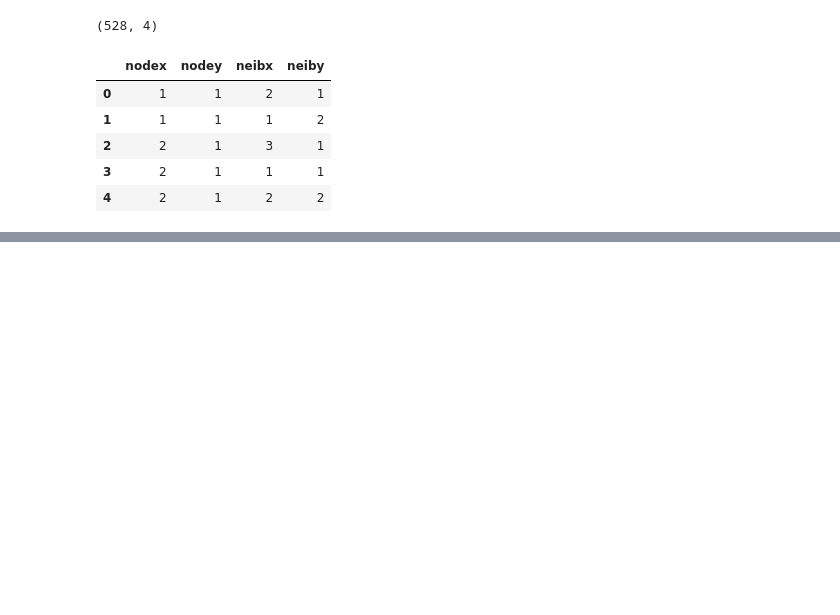
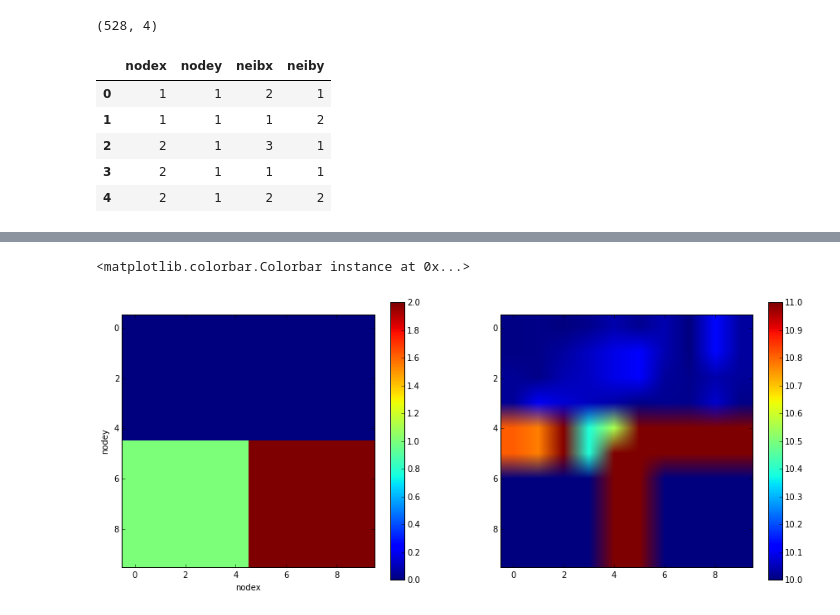
Before and after one commit to crupley/proj, a Jupyter notebook: explore/hood/graph similarity explore.ipynb, the cells around one changed output, grey strips where cells are left out. Cells and saved outputs as stored; diff of their text form; code cells hidden in the pictures; blank space fills up the shorter version.

```diff
--- a/explore/hood/graph similarity explore.ipynb
+++ b/explore/hood/graph similarity explore.ipynb
@@ -224,0 +282,15 @@ edges[edges.distances != 0]
+# %%
+edges = pd.DataFrame()
+
+for row in gdf.index:
+    x = gdf.iloc[row, 0]
+    y = gdf.iloc[row, 1]
+    neib = find_neib(x, y)
+    newdf = np.vstack((x*np.ones(4),
+                       y*np.ones(4),
+                       neib.T)).T
+    edges = pd.concat((edges, pd.DataFrame(newdf)))
+edges.columns = ['nodex', 'nodey', 'neibx', 'neiby']
+
+print edges.shape
+edges.head()
@@ -224,0 +305,7 @@ edges[edges.distances != 0]
+# %%
+# drop non-existent points
+edges = edges[edges.neibx.apply(lambda x: x in coords)]
+edges = edges[edges.neiby.apply(lambda x: x in coords)]
+edges.index = np.arange(0, edges.shape[0])
+print edges.shape
+edges.head()
@@ -224,0 +320,6 @@ edges[edges.distances != 0]
+# %%
+edges['distances'] = edges.apply(lambda x: dist(x.nodex, x.nodey, x.neibx, x.neiby, gdf.drop('target', axis=1)), axis=1)
+edges['meanx'] = edges.nodex/2. + edges.neibx/2.
+edges['meany'] = edges.nodey/2. + edges.neiby/2.
+
+edges
@@ -224,0 +345,18 @@ edges[edges.distances != 0]
+# %%
+plt.figure(figsize=(15,6))
+plt.subplot(121)
+plt.imshow(pd.pivot_table(gdf, columns='nodex', index='nodey', values='target'),
+          interpolation='nearest')
+plt.colorbar()
+plt.xlabel('nodex')
+plt.ylabel('nodey')
+
+plt.subplot(122)
+plt.imshow(pd.pivot_table(edges, columns='nodex', index='nodey', values='distances',
+                          aggfunc='max'), clim=(10, 11))
+plt.xlabel('nodex')
+plt.ylabel('nodey')
+plt.colorbar()
+# %% [output]
+<matplotlib.colorbar.Colorbar instance at 0x...>
+[figure, added]
```
Also changed, not shown: parts of 10 cells of this notebook, 1 other file.
